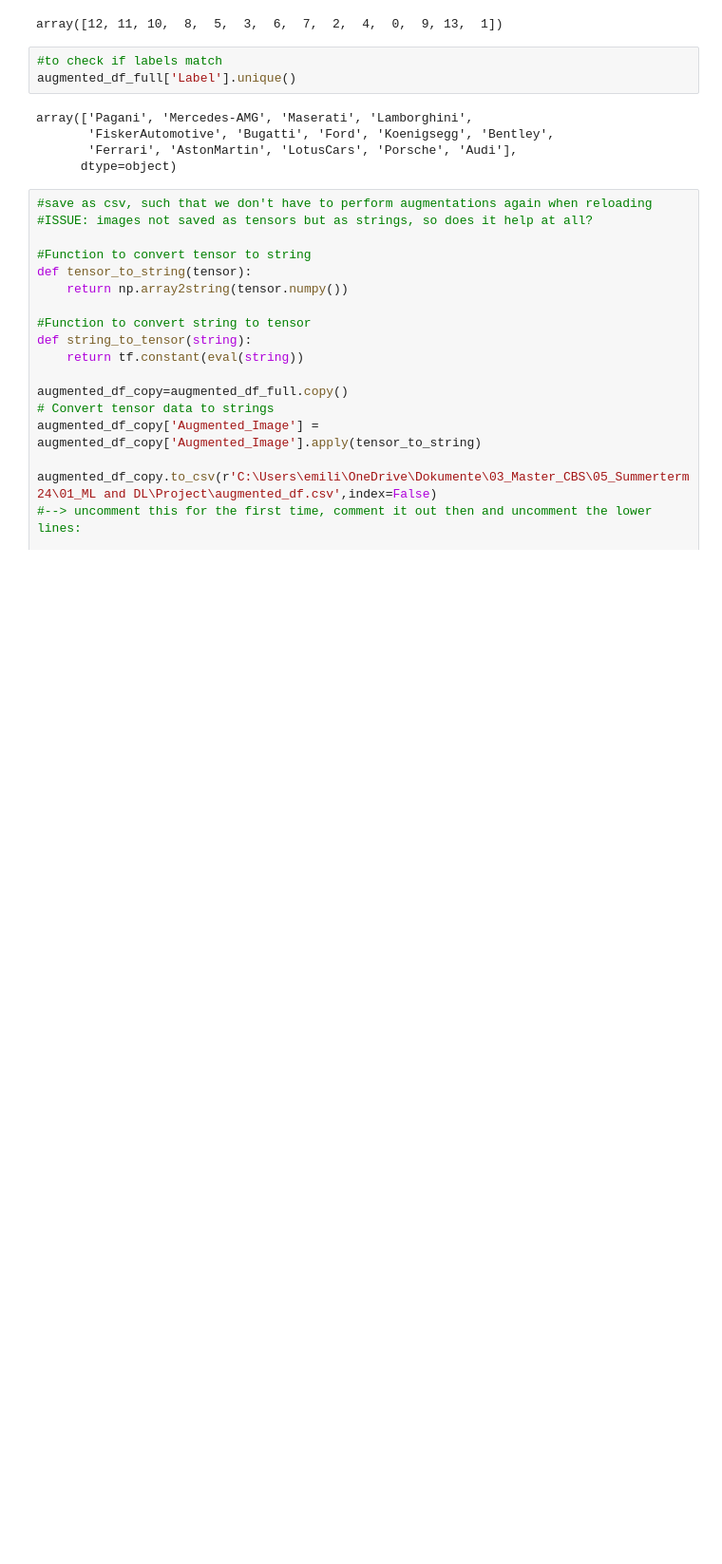
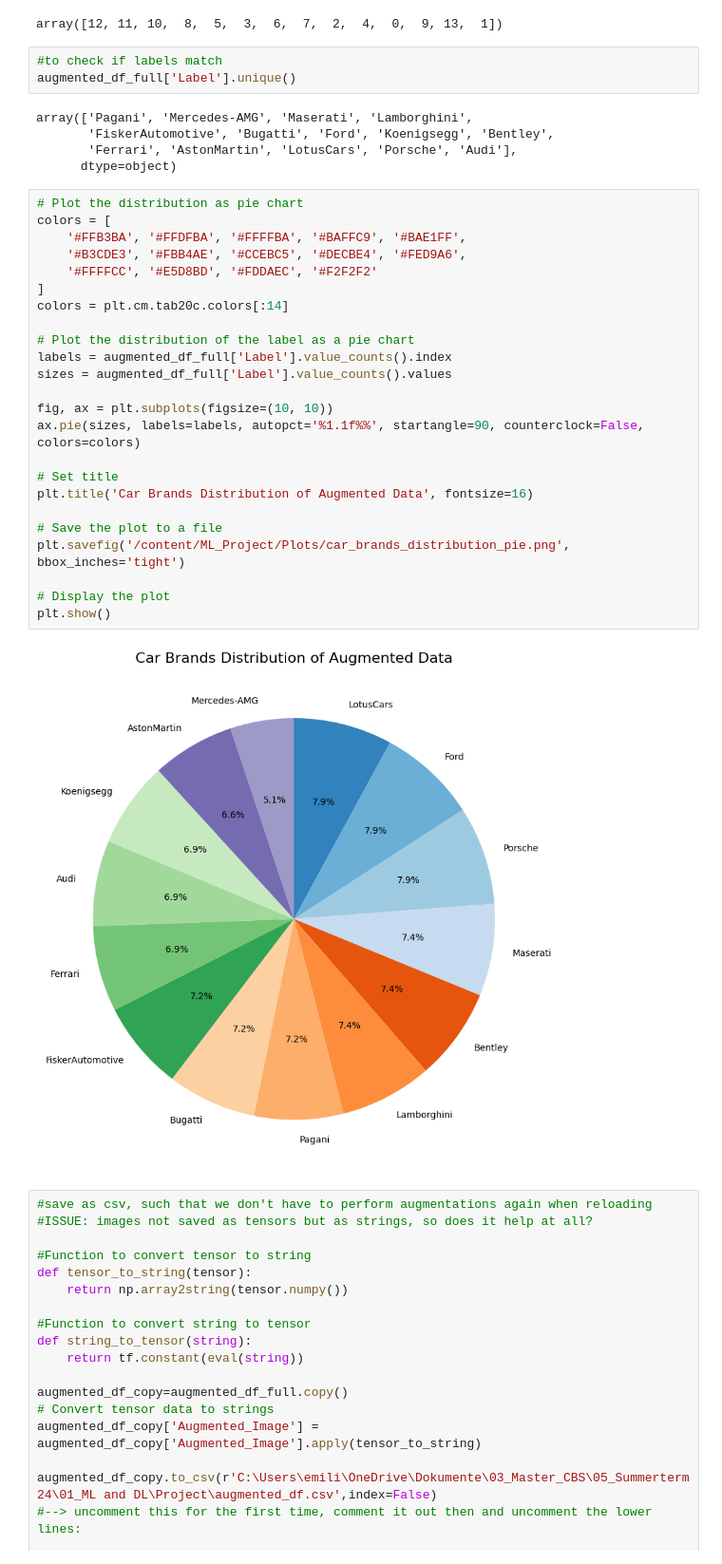
Before and after one commit to veronicalarssn/ML_Project, a Jupyter notebook: FINAL CODE ALL 3 copy.ipynb, the cells around one changed output. Shown at 95% size. Drawn from its saved outputs; the diff is of its cells as text; blank space fills up the shorter version.

Commit message:
Some plotting

```diff
--- a/FINAL CODE ALL 3 copy.ipynb
+++ b/FINAL CODE ALL 3 copy.ipynb
@@ -518,6 +518,32 @@ array(['Pagani', 'Mercedes-AMG', 'Maserati', 'Lamborghini',
        'FiskerAutomotive', 'Bugatti', 'Ford', 'Koenigsegg', 'Bentley',
        'Ferrari', 'AstonMartin', 'LotusCars', 'Porsche', 'Audi'],
       dtype=object)
+# %%
+# Plot the distribution as pie chart
+colors = [
+    '#FFB3BA', '#FFDFBA', '#FFFFBA', '#BAFFC9', '#BAE1FF',
+    '#B3CDE3', '#FBB4AE', '#CCEBC5', '#DECBE4', '#FED9A6',
+    '#FFFFCC', '#E5D8BD', '#FDDAEC', '#F2F2F2'
+]
+colors = plt.cm.tab20c.colors[:14]
+
+# Plot the distribution of the label as a pie chart
+labels = augmented_df_full['Label'].value_counts().index
+sizes = augmented_df_full['Label'].value_counts().values
+
+fig, ax = plt.subplots(figsize=(10, 10))
+ax.pie(sizes, labels=labels, autopct='%1.1f%%', startangle=90, counterclock=False, colors=colors)
+
+# Set title
+plt.title('Car Brands Distribution of Augmented Data', fontsize=16)
+
+# Save the plot to a file
+plt.savefig('/content/ML_Project/Plots/car_brands_distribution_pie.png', bbox_inches='tight')
+
+# Display the plot
+plt.show()
+# %% [output]
+[figure, added]
 # %%
 #save as csv, such that we don't have to perform augmentations again when reloading
 #ISSUE: images not saved as tensors but as strings, so does it help at all?
```
